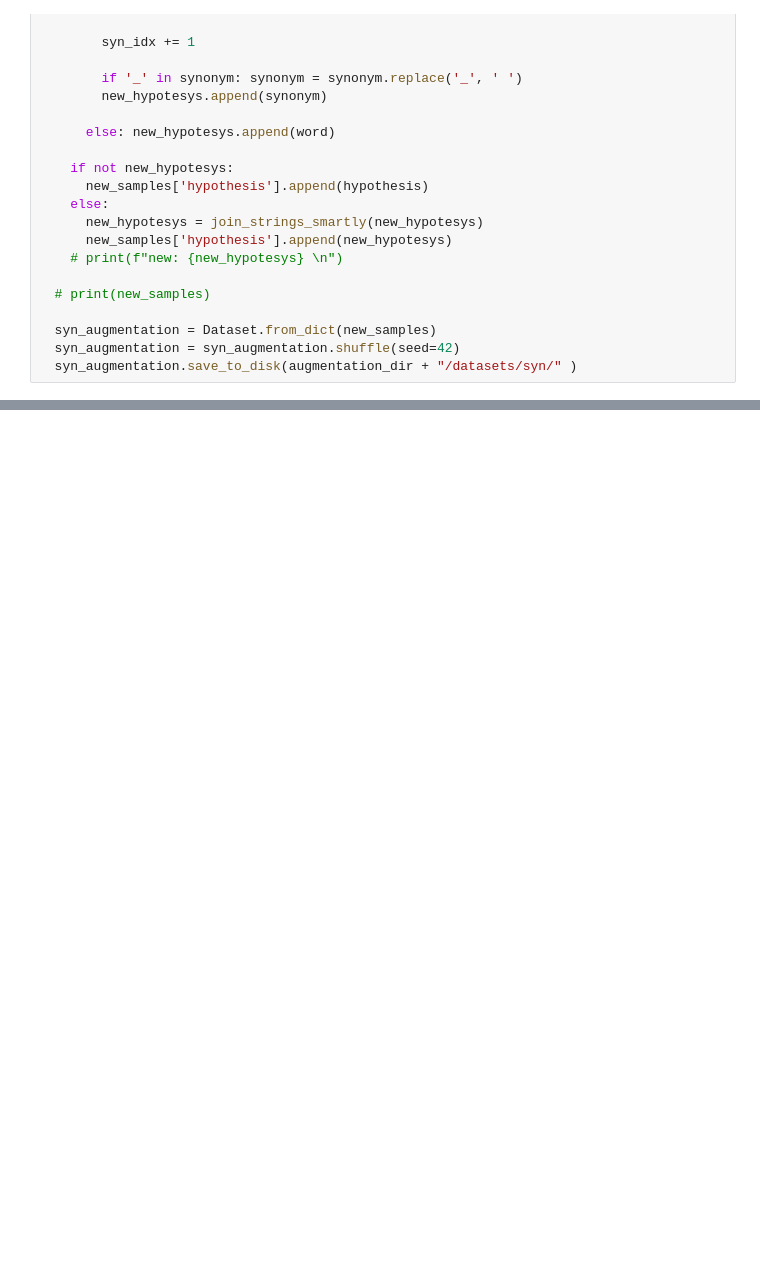
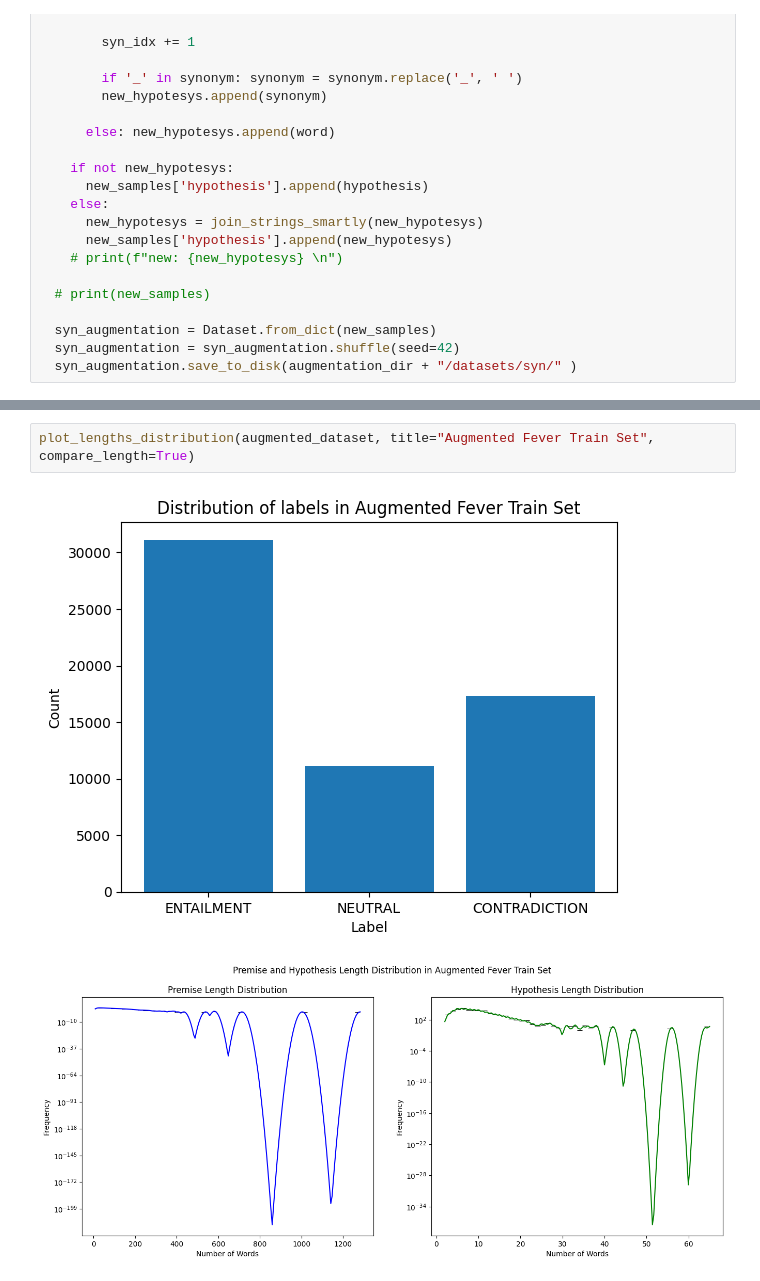
Before and after one commit to leeoos/airo-nli, a Jupyter notebook: augmentation.ipynb, the cells around one changed output, grey strips where cells are left out. Cells and saved outputs as stored; diff of their text form; blank space fills up the shorter version.

```diff
--- a/augmentation.ipynb
+++ b/augmentation.ipynb
@@ -1726,0 +1854,5 @@ if syn_hyp_augment:
+# %%
+plot_lengths_distribution(augmented_dataset, title="Augmented Fever Train Set", compare_length=True)
+# %% [output]
+[figure, added]
+[figure, added]
```
Also changed, not shown: parts of 19 cells of this notebook, 8 other files.
